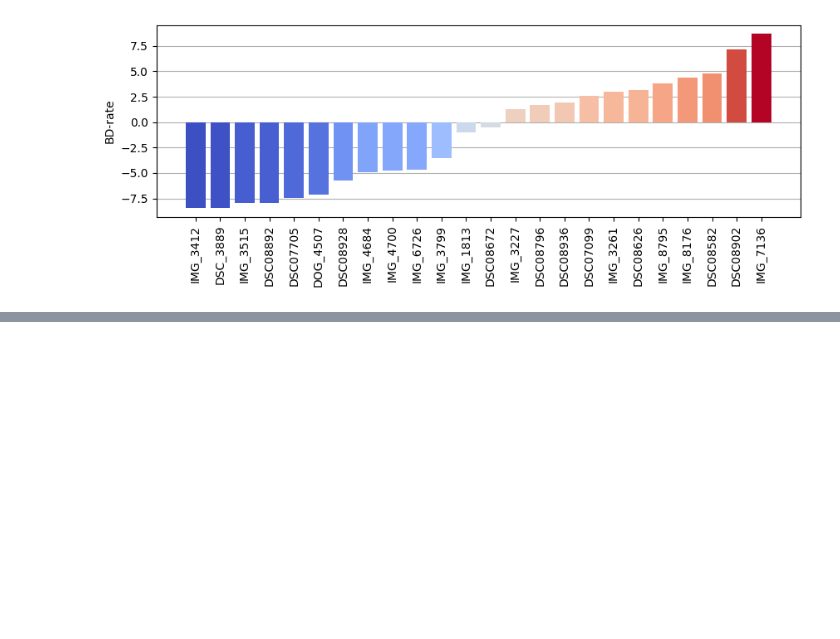
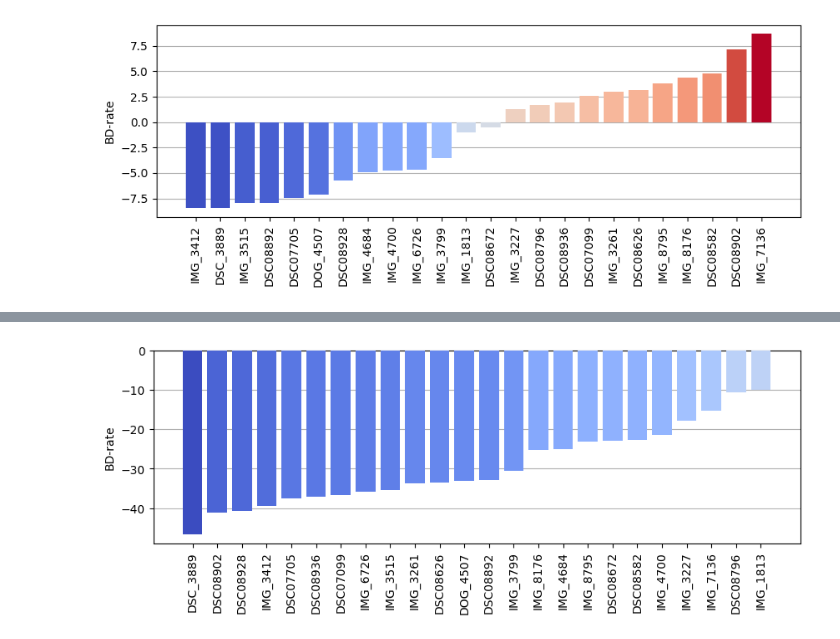
Before and after one commit to fgvfgfg564/TCM-lite, a Jupyter notebook: experiments/SAv1/performance/plot_performance.ipynb, the cells around one changed output, grey strips where cells are left out. Cells and saved outputs as stored; diff of their text form; code cells hidden in the pictures; blank space fills up the shorter version.

```diff
--- a/experiments/SAv1/performance/plot_performance.ipynb
+++ b/experiments/SAv1/performance/plot_performance.ipynb
@@ -326,0 +327,4 @@ plot_img_results(ours_results[0.01], anchor_results["tcm"])
+# %%
+plot_img_results(anchor_results["tcm"], anchor_results["bpg"])
+# %% [output]
+[figure, added]
```
Also changed, not shown: parts of 4 cells of this notebook, 26 other files.
